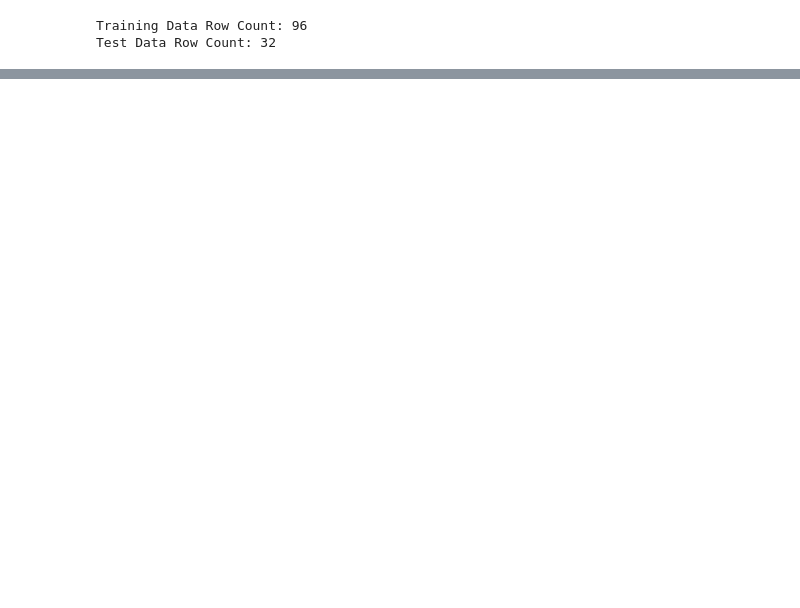
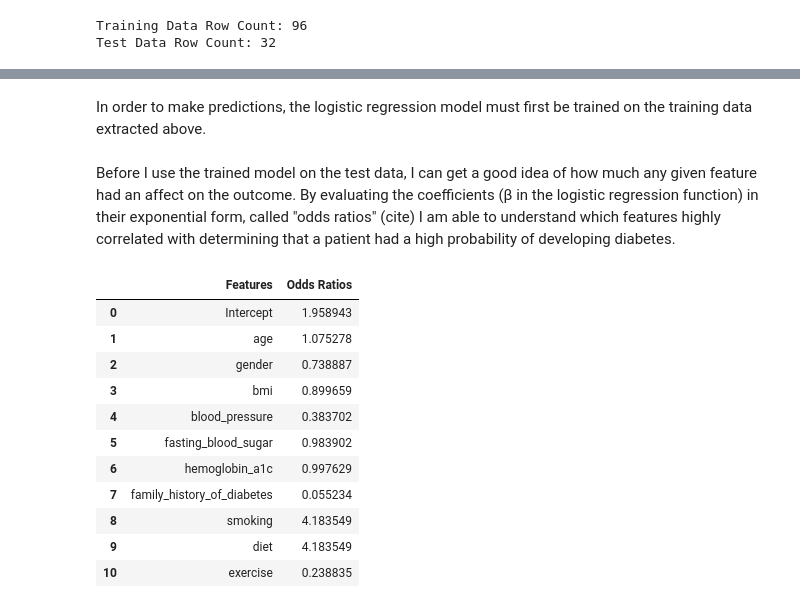
Before and after one commit to BritneyS/diabetes-predictor-ml, a Jupyter notebook: diabetes-predictor.ipynb, the cells around one changed output, grey strips where cells are left out. Cells and saved outputs as stored; diff of their text form; code cells hidden in the pictures; blank space fills up the shorter version.

```diff
--- a/diabetes-predictor.ipynb
+++ b/diabetes-predictor.ipynb
@@ -87,0 +126,2 @@ Test Data Row Count: 32
+# %% [markdown]
+In order to make predictions, the logistic regression model must first be trained on the training data extracted above.
@@ -87,0 +134,21 @@ Test Data Row Count: 32
+# %% [markdown]
+Before I use the trained model on the test data, I can get a good idea of how much any given feature had an affect on the outcome. By evaluating the coefficients (&beta; in the logistic regression function) in their exponential form, called "odds ratios" (cite) I am able to understand which features highly correlated with determining that a patient had a high probability of developing diabetes.
+# %%
+import numpy as np
+
+coefficents = {"Features": ["Intercept"] + feature_columns,
+              "Odds Ratios":np.concatenate(((logistic_regression_model.intercept_,np.exp(logistic_regression_model.coef_[0]))))}
+pd.DataFrame(coefficents)
+# %% [output]
+|  | Features | Odds Ratios |
+| 0 | Intercept | 1.958943 |
+| 1 | age | 1.075278 |
+| 2 | gender | 0.738887 |
+| 3 | bmi | 0.899659 |
+| 4 | blood_pressure | 0.383702 |
+| 5 | fasting_blood_sugar | 0.983902 |
+| 6 | hemoglobin_a1c | 0.997629 |
+| 7 | family_history_of_diabetes | 0.055234 |
+| 8 | smoking | 4.183549 |
+| 9 | diet | 4.183549 |
+| 10 | exercise | 0.238835 |
```
Also changed, not shown: parts of 14 cells of this notebook.
